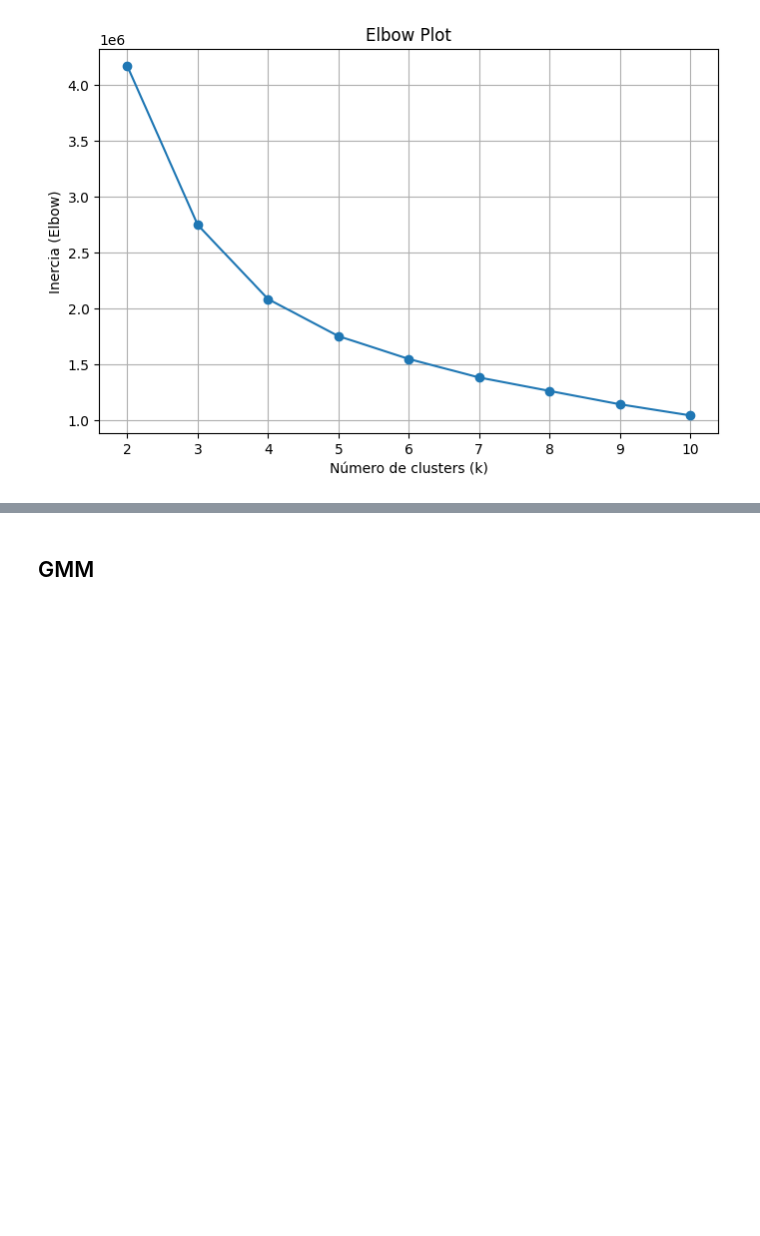
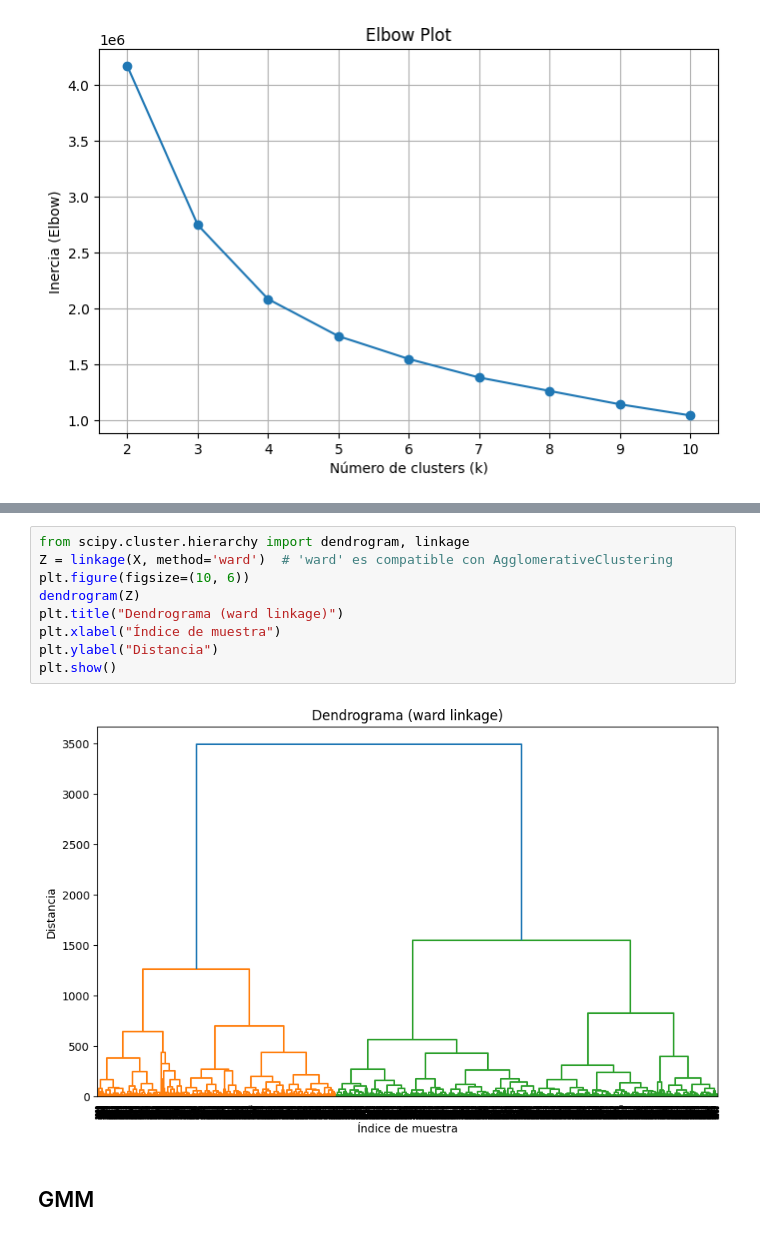
Before and after one commit to JeffAsDRK/Semana_2_ANPS, a Jupyter notebook: S2_Lab_Int_2.ipynb, the cells around one changed output, grey strips where cells are left out. Cells and saved outputs as stored; diff of their text form; blank space fills up the shorter version.

```diff
--- a/S2_Lab_Int_2.ipynb
+++ b/S2_Lab_Int_2.ipynb
@@ -196,2 +275,13 @@ for i, lab in enumerate(labels):
+# %%
+from scipy.cluster.hierarchy import dendrogram, linkage
+Z = linkage(X, method='ward')  # 'ward' es compatible con AgglomerativeClustering
+plt.figure(figsize=(10, 6))
+dendrogram(Z)
+plt.title("Dendrograma (ward linkage)")
+plt.xlabel("Índice de muestra")
+plt.ylabel("Distancia")
+plt.show()
+# %% [output]
+[figure, added]
 # %% [markdown]
 ## GMM
```
Also changed, not shown: parts of 9 cells of this notebook.
